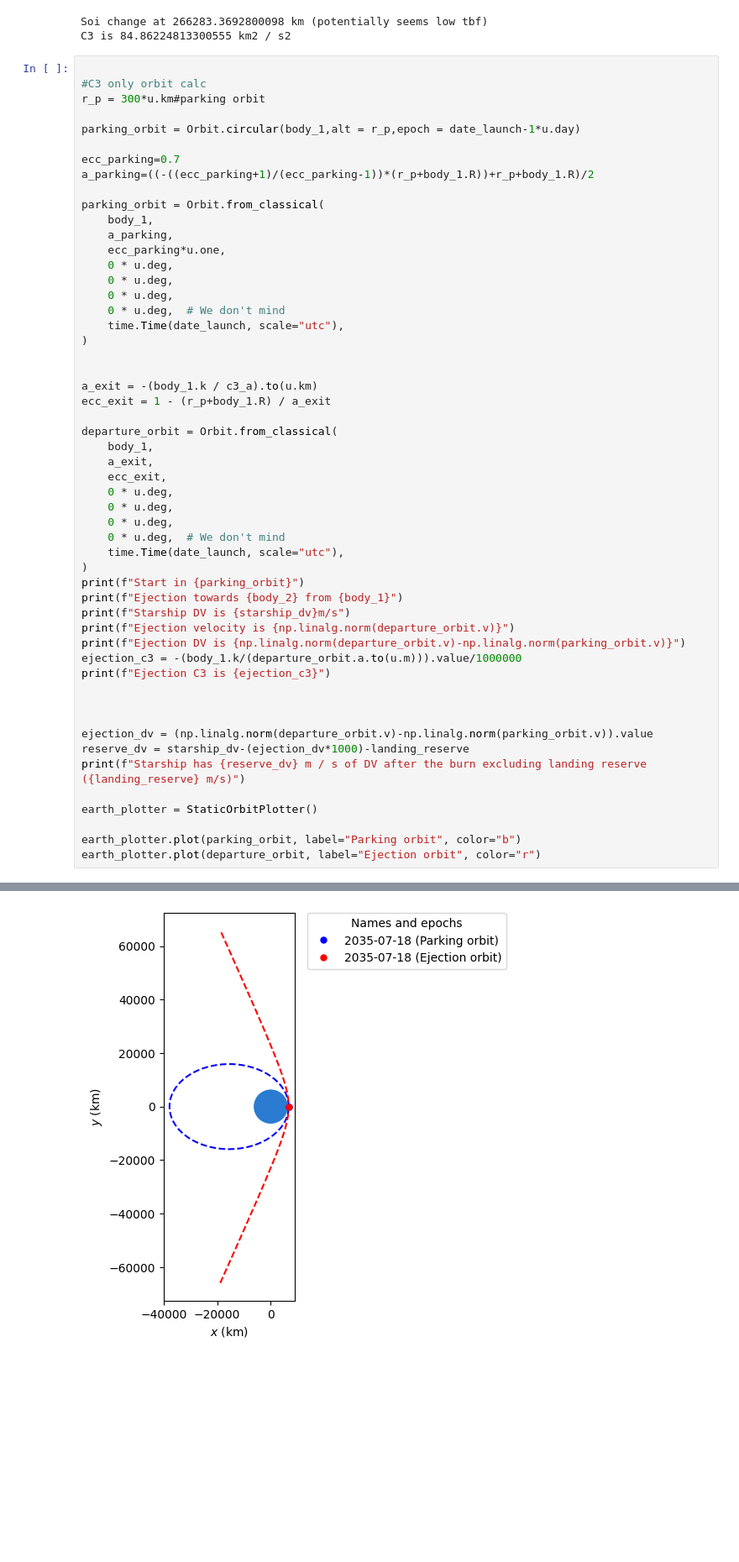
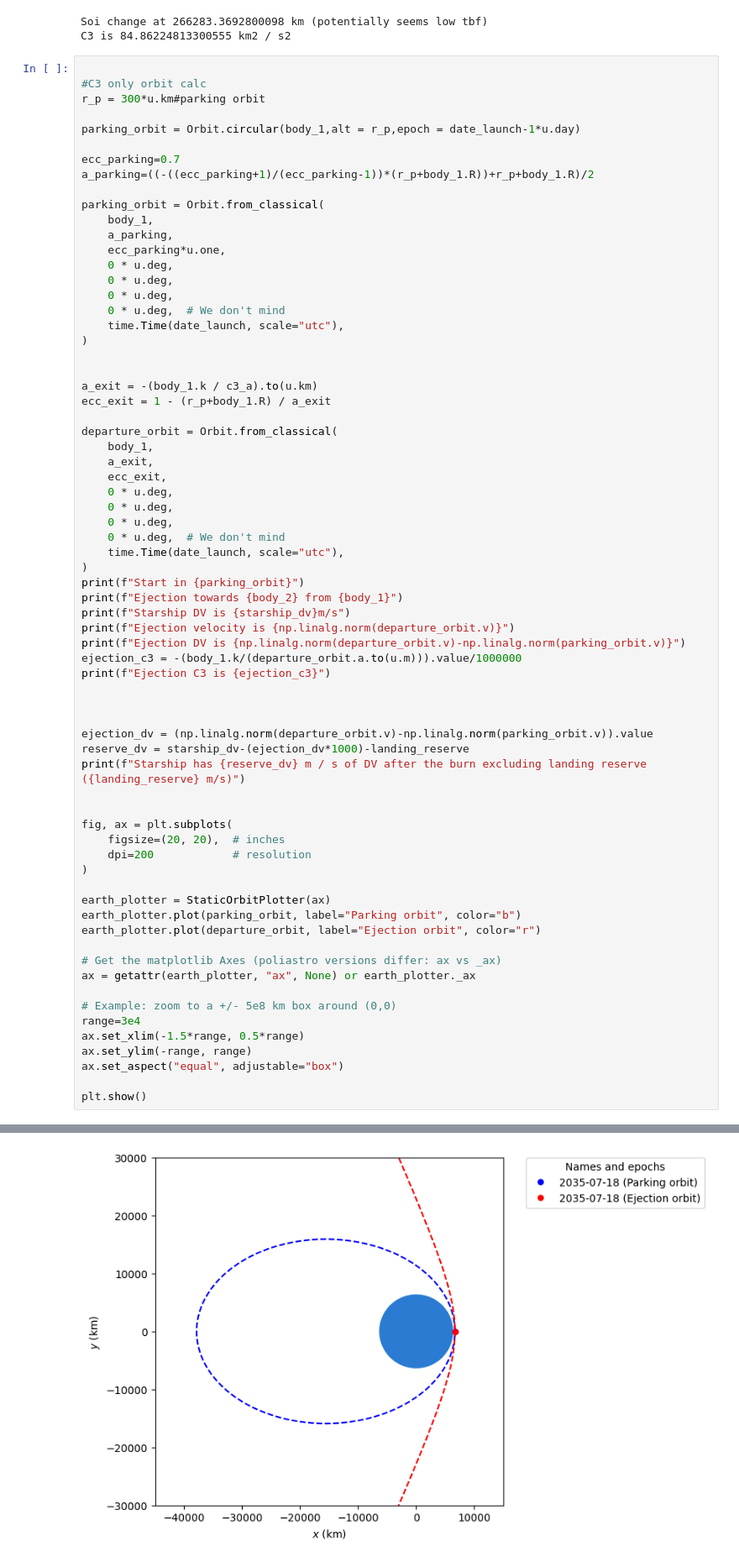
Before and after one commit to jackSN8/Starship_outer_planets_missions, a Jupyter notebook: general_trajectory_plotting_rewritten.ipynb, the cells around one changed output, grey strips where cells are left out. Shown at 84% size. Drawn from its saved outputs; the diff is of its cells as text; blank space fills up the shorter version.

Commit message:
Starship science graphs being worked to paper ready form

```diff
--- a/general_trajectory_plotting_rewritten.ipynb
+++ b/general_trajectory_plotting_rewritten.ipynb
@@ -231,8 +231,24 @@ ejection_dv = (np.linalg.norm(departure_orbit.v)-np.linalg.norm(parking_orbit.v)
 reserve_dv = starship_dv-(ejection_dv*1000)-landing_reserve
 print(f"Starship has {reserve_dv} m / s of DV after the burn excluding landing reserve ({landing_reserve} m/s)")
 
-earth_plotter = StaticOrbitPlotter()
 
+fig, ax = plt.subplots(
+    figsize=(20, 20),  # inches
+    dpi=200            # resolution
+)
+
+earth_plotter = StaticOrbitPlotter(ax)
 earth_plotter.plot(parking_orbit, label="Parking orbit", color="b")
 earth_plotter.plot(departure_orbit, label="Ejection orbit", color="r")
+
+# Get the matplotlib Axes (poliastro versions differ: ax vs _ax)
+ax = getattr(earth_plotter, "ax", None) or earth_plotter._ax
+
+# Example: zoom to a +/- 5e8 km box around (0,0)
+range=3e4
+ax.set_xlim(-1.5*range, 0.5*range)
+ax.set_ylim(-range, range)
+ax.set_aspect("equal", adjustable="box")
+
+plt.show()
 # %% [output]
@@ -261,4 +272,4 @@ ERFA function "taiutc" yielded 150 of "dubious year (Note 4)"
-[figure, old version]
+[figure, new version]
 # %%
 date_launch = lowest_date
 date_arrival = lowest_date+transitTime
```
Also changed, not shown: parts of 1 cell of this notebook, 7 other files.
